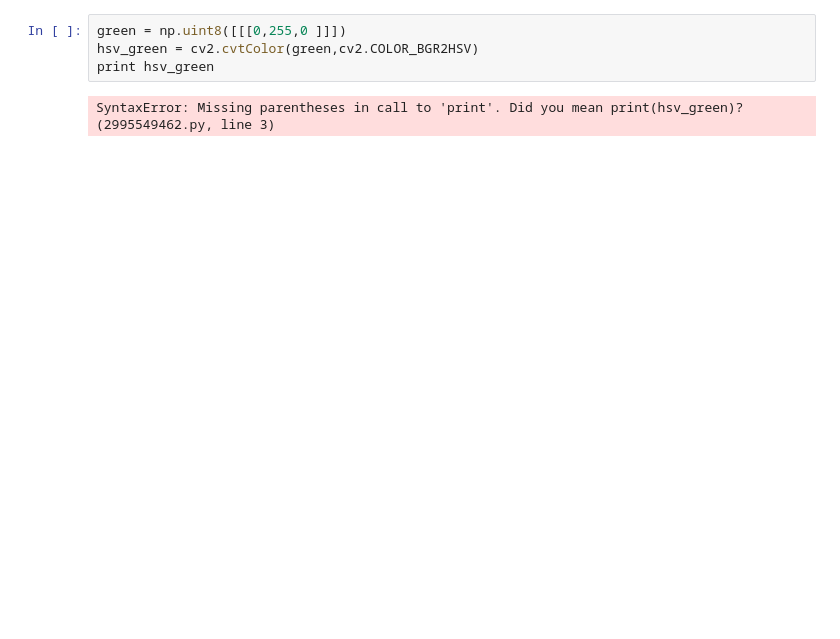
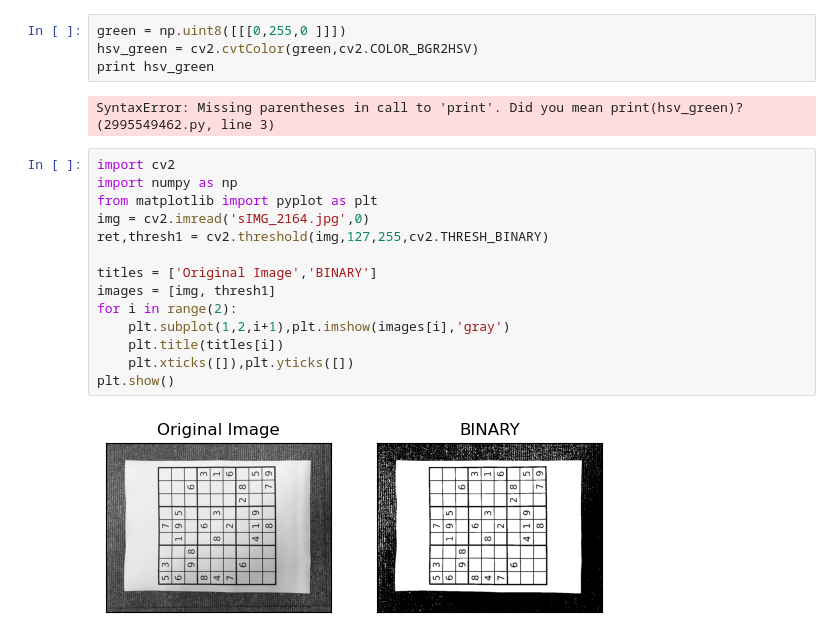
Before and after one commit to leejaebhin/ip2023, a Jupyter notebook: chap1.4.ipynb, the cells around one changed output. Drawn from its saved outputs; the diff is of its cells as text; blank space fills up the shorter version.

```diff
--- a/chap1.4.ipynb
+++ b/chap1.4.ipynb
@@ -37,3 +34,19 @@ hsv_green = cv2.cvtColor(green,cv2.COLOR_BGR2HSV)
 print hsv_green
 # %% [output]
 SyntaxError: Missing parentheses in call to 'print'. Did you mean print(hsv_green)? (2995549462.py, line 3)
+# %%
+import cv2
+import numpy as np
+from matplotlib import pyplot as plt
+img = cv2.imread('sIMG_2164.jpg',0)
+ret,thresh1 = cv2.threshold(img,127,255,cv2.THRESH_BINARY)
+
+titles = ['Original Image','BINARY']
+images = [img, thresh1]
+for i in range(2):
+    plt.subplot(1,2,i+1),plt.imshow(images[i],'gray')
+    plt.title(titles[i])
+    plt.xticks([]),plt.yticks([])
+plt.show()
+# %% [output]
+[figure, added]
```
Also changed, not shown: parts of 5 cells of this notebook.
